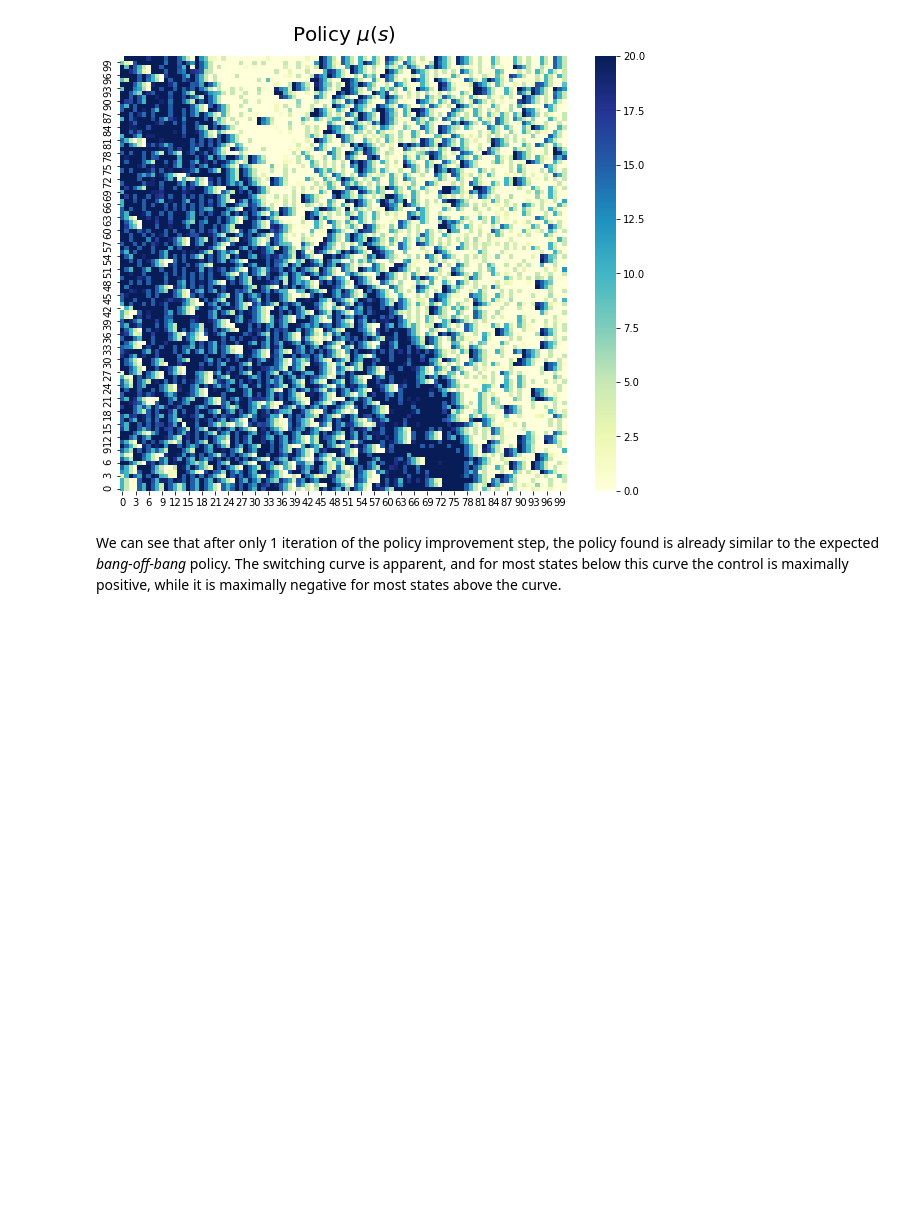
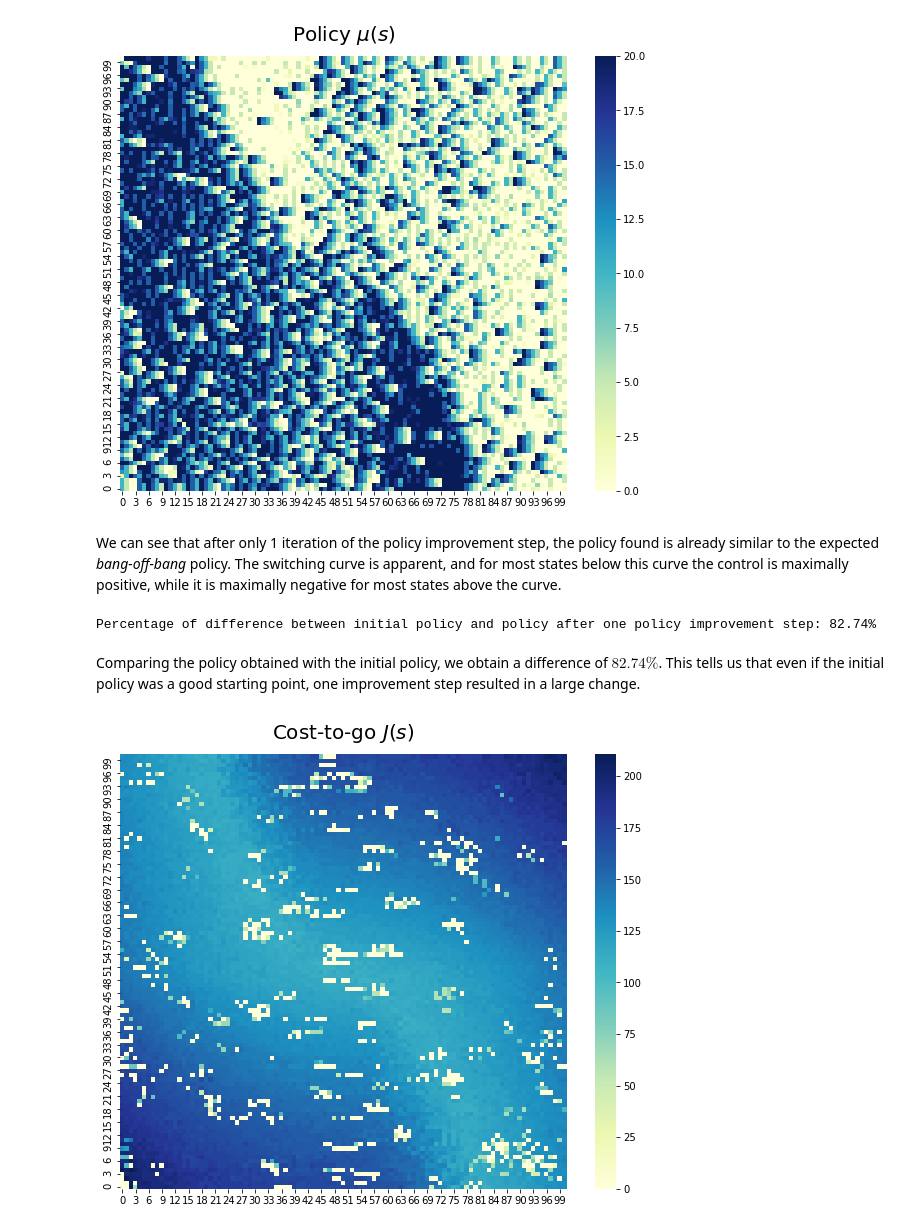
Before and after one commit to tarod13/OptimalControl, a Jupyter notebook: OptimalControl_DP_project.ipynb, the cells around one changed output. Cells and saved outputs as stored; diff of their text form; code cells hidden in the pictures; blank space fills up the shorter version.

Commit message:
Added method that performs policy iteration

```diff
--- a/OptimalControl_DP_project.ipynb
+++ b/OptimalControl_DP_project.ipynb
@@ -39,12 +39,12 @@ def step_DormandPrince(f,t,x,h,u,f_args):
     return dx_dt
 # %%
 # Dormand-Prince simulation with forced input
-def simulate_trajectory_DormandPrince(f, t, t_k, x0, f_args,
-                                      policy='simple', NA=21):
+def simulate_trajectory_DormandPrince(f, t, t_k, x0, f_args, NA=21,
+                                      policy_type='simple', policy=None):
     N = len(t)
     x_last = x0.copy()
     x = [x0]
-    u0, a0, s0 = x2u(x0, policy, NA)
+    u0, a0, s0 = x2u(x0, policy_type, policy, NA)
     u, a, s = [u0], [a0], [s0]
     j = 0
 
@@ -56,7 +56,7 @@ def simulate_trajectory_DormandPrince(f, t, t_k, x0, f_args,
         if t[i+1] >= t_k[j+1]:
           j += 1
           x.append(x_last.copy())
-          u_last, a_last, s_last = x2u(x_last, policy, NA)
+          u_last, a_last, s_last = x2u(x_last, policy_type, policy, NA)
           u.append(u_last)
           a.append(a_last)
           s.append(s_last)
@@ -370,3 +401,27 @@ plt.close()
 [figure]
 # %% [markdown]
 We can see that after only 1 iteration of the policy improvement step, the policy found is already similar to the expected *bang-off-bang* policy. The switching curve is apparent, and for most states below this curve the control is maximally positive, while it is maximally negative for most states above the curve.
+# %%
+x0 = generate_init_states(10**6)
+s0 = x2s(x0)
+a0 = s2a_simple_policy(s0)
+s0_list = np.transpose(s0).tolist()
+a0_new = policy[tuple(s0_list)].reshape(-1,1)
+p_dif = (a0 != a0_new).sum() / a0.shape[0] * 100
+print("Percentage of difference between initial policy and policy after one policy improvement step: {:.2f}%".format(p_dif))
+del x0; del s0; del s0_list; del a0; del a0_new
+# %% [output]
+Percentage of difference between initial policy and policy after one policy improvement step: 82.74%
+# %% [markdown]
+Comparing the policy obtained with the initial policy, we obtain a difference of $82.74\%$. This tells us that even if the initial policy was a good starting point, one improvement step resulted in a large change.
+# %%
+J_table1, Q_table1 = update_tables(J_table1, Q_table1, n_points=10000)
+# %%
+fig, ax = plt.subplots(1,1, figsize=(10,8))
+sns_ax = sns.heatmap(J_table1, ax=ax, cmap='YlGnBu')
+sns_ax.invert_yaxis()
+plt.title('Cost-to-go $J(s)$', fontsize=20, pad=15)
+plt.show()
+plt.close()
+# %% [output]
+[figure, added]
```
Also changed, not shown: parts of 5 cells of this notebook.
